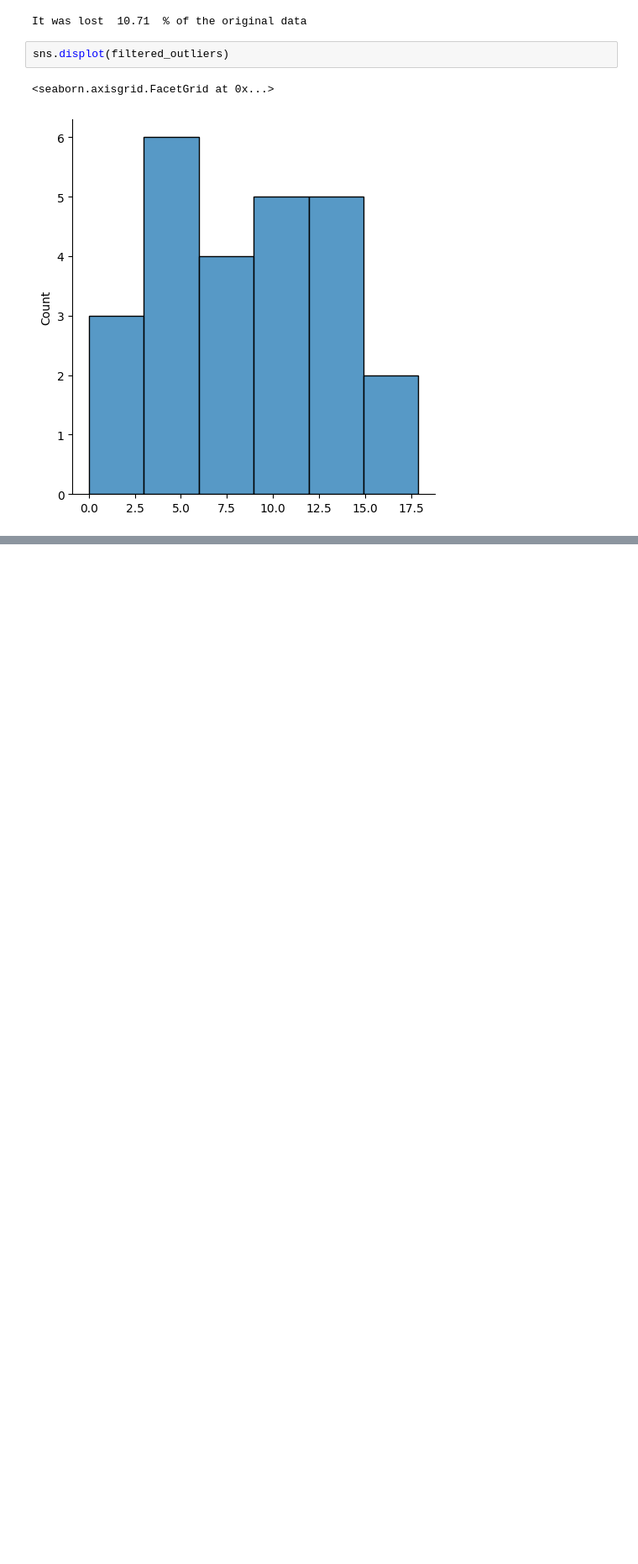
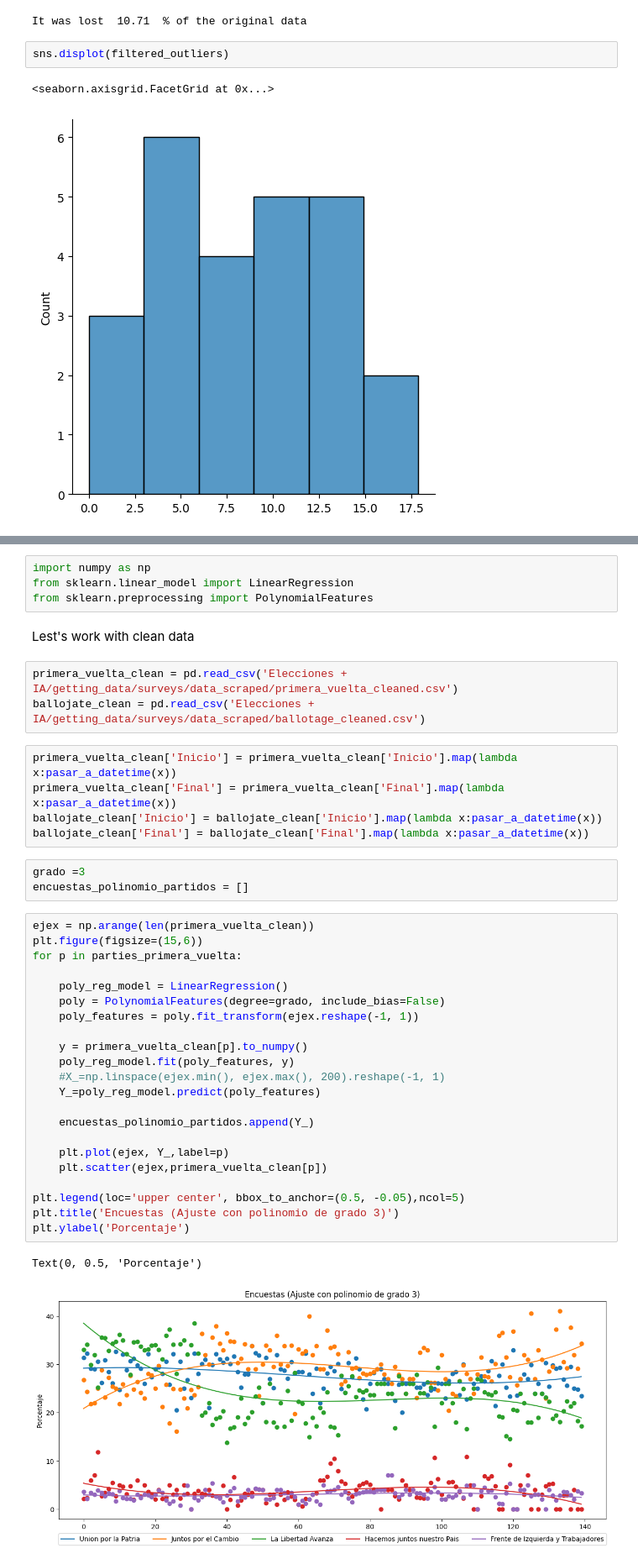
Before and after one commit to 0sc4rL0pez/elecciones2023-arg, a Jupyter notebook: Elecciones + IA/analisis_exploratorio/surveys_plots.ipynb, the cells around one changed output, grey strips where cells are left out. Shown at 84% size. Cells and saved outputs as stored; diff of their text form; blank space fills up the shorter version.

```diff
--- a/Elecciones + IA/analisis_exploratorio/surveys_plots.ipynb
+++ b/Elecciones + IA/analisis_exploratorio/surveys_plots.ipynb
@@ -118,0 +121,42 @@ sns.displot(filtered_outliers)
+# %%
+import numpy as np
+from sklearn.linear_model import LinearRegression
+from sklearn.preprocessing import PolynomialFeatures
+# %% [markdown]
+Lest's work with clean data
+# %%
+primera_vuelta_clean = pd.read_csv('Elecciones + IA/getting_data/surveys/data_scraped/primera_vuelta_cleaned.csv')
+ballojate_clean = pd.read_csv('Elecciones + IA/getting_data/surveys/data_scraped/ballotage_cleaned.csv')
+# %%
+primera_vuelta_clean['Inicio'] = primera_vuelta_clean['Inicio'].map(lambda x:pasar_a_datetime(x))
+primera_vuelta_clean['Final'] = primera_vuelta_clean['Final'].map(lambda x:pasar_a_datetime(x))
+ballojate_clean['Inicio'] = ballojate_clean['Inicio'].map(lambda x:pasar_a_datetime(x))
+ballojate_clean['Final'] = ballojate_clean['Final'].map(lambda x:pasar_a_datetime(x))
+# %%
+grado =3
+encuestas_polinomio_partidos = []
+# %%
+ejex = np.arange(len(primera_vuelta_clean))
+plt.figure(figsize=(15,6))
+for p in parties_primera_vuelta:
+
+    poly_reg_model = LinearRegression()
+    poly = PolynomialFeatures(degree=grado, include_bias=False)
+    poly_features = poly.fit_transform(ejex.reshape(-1, 1))
+
+    y = primera_vuelta_clean[p].to_numpy()
+    poly_reg_model.fit(poly_features, y)
+    #X_=np.linspace(ejex.min(), ejex.max(), 200).reshape(-1, 1)
+    Y_=poly_reg_model.predict(poly_features)
+
+    encuestas_polinomio_partidos.append(Y_)
+
+    plt.plot(ejex, Y_,label=p)
+    plt.scatter(ejex,primera_vuelta_clean[p])
+
+plt.legend(loc='upper center', bbox_to_anchor=(0.5, -0.05),ncol=5)
+plt.title('Encuestas (Ajuste con polinomio de grado 3)')
+plt.ylabel('Porcentaje')
+# %% [output]
+Text(0, 0.5, 'Porcentaje')
+[figure, added]
```
Also changed, not shown: parts of 1 cell of this notebook, 1 other file.
